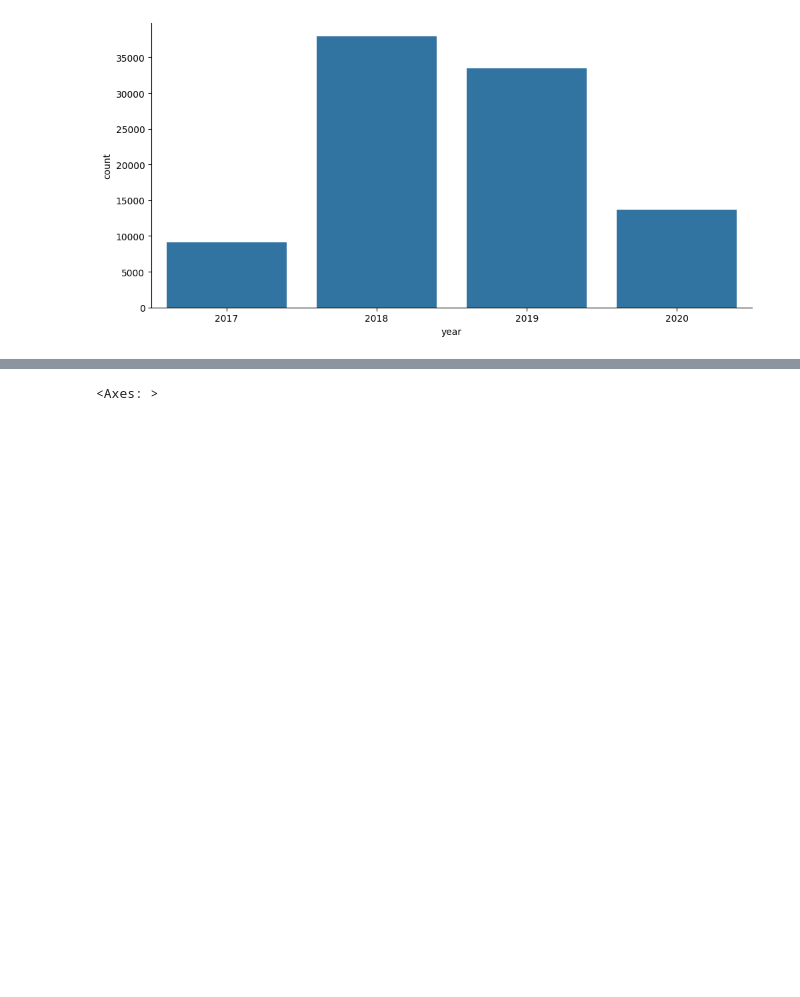
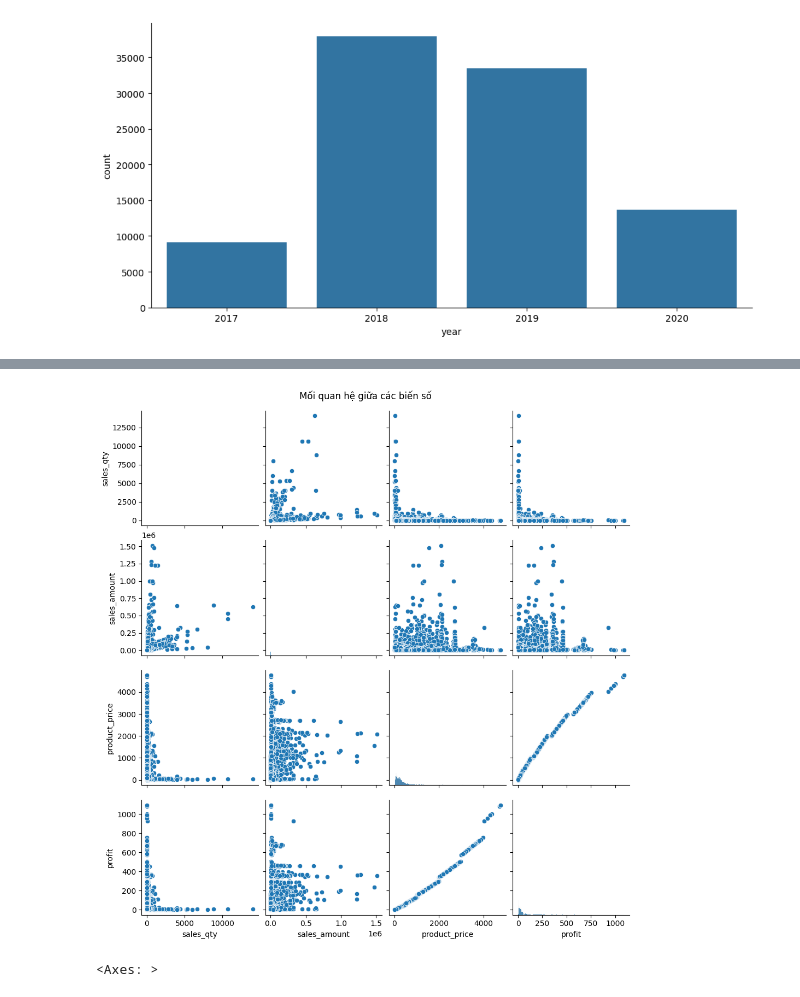
Before and after one commit to ThinhNguyenV/Data_Analyst, a Jupyter notebook: Practice.ipynb, the cells around one changed output, grey strips where cells are left out. Cells and saved outputs as stored; diff of their text form; code cells hidden in the pictures; blank space fills up the shorter version.

```diff
--- a/Practice.ipynb
+++ b/Practice.ipynb
@@ -616,3 +650,9 @@ memory usage: 15.8+ MB
+# %%
+sns.pairplot(df[['sales_qty', 'sales_amount', 'product_price', 'profit']])
+plt.suptitle('Mối quan hệ giữa các biến số', y=1.02)
+plt.show()
+# %% [output]
+[figure, added]
 # %%
 numeric_df = df.select_dtypes(include=['float64', 'int64'])
 correlation_matrix = numeric_df.corr()
```
Also changed, not shown: parts of 19 cells of this notebook.
